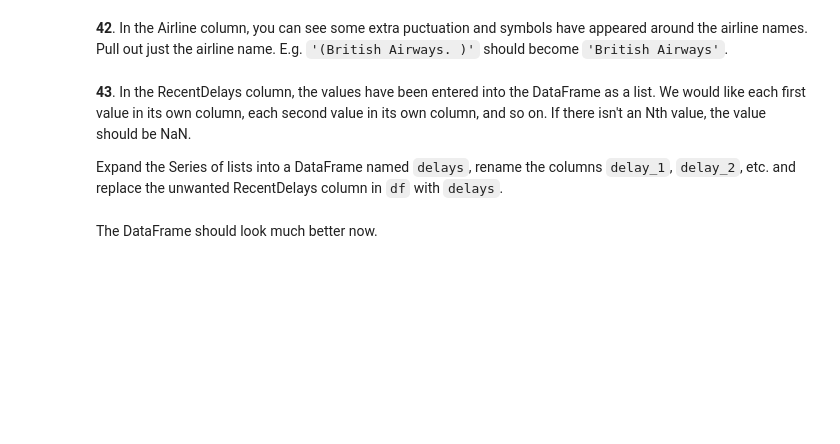
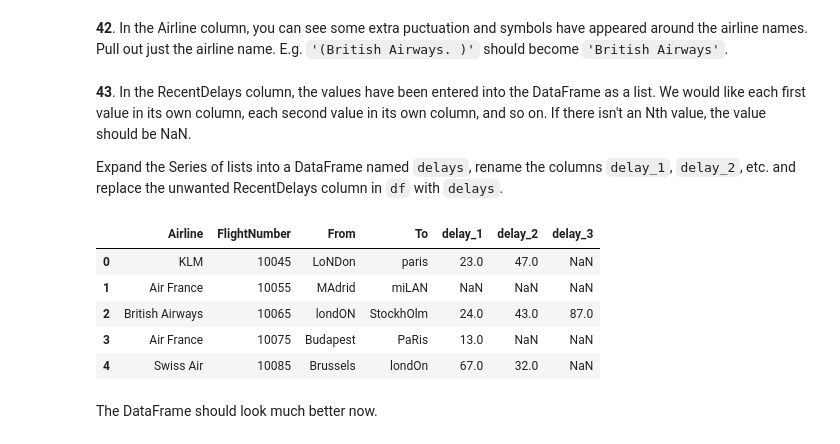
Before and after one commit to rachelpoole/100-pandas-puzzles, a Jupyter notebook: 100-pandas-puzzles.ipynb, the cells around one changed output. Drawn from its saved outputs; the diff is of its cells as text; code cells hidden in the pictures; blank space fills up the shorter version.

```diff
--- a/100-pandas-puzzles.ipynb
+++ b/100-pandas-puzzles.ipynb
@@ -920,3 +920,23 @@ df['Airline'] = df['Airline'].str.extract('([a-zA-Z\s]+)', expand=False).str.str
 **43**. In the RecentDelays column, the values have been entered into the DataFrame as a list. We would like each first value in its own column, each second value in its own column, and so on. If there isn't an Nth value, the value should be NaN.
 
 Expand the Series of lists into a DataFrame named `delays`, rename the columns `delay_1`, `delay_2`, etc. and replace the unwanted RecentDelays column in `df` with `delays`.
+# %%
+# My solution
+recent_delays_list = df['RecentDelays'].tolist()
+number_of_recent_delays = [len(i) for i in recent_delays_list]
+max(number_of_recent_delays)
+
+columns = [('delay_' + str(i)) for i in range(1, max(number_of_recent_delays) + 1)]
+
+delays = pd.DataFrame(data = recent_delays_list,
+             columns = columns)
+
+df = df.join(delays).drop('RecentDelays', axis=1)
+df
+# %% [output]
+|  | Airline | FlightNumber | From | To | delay_1 | delay_2 | delay_3 |
+| 0 | KLM | 10045 | LoNDon | paris | 23.0 | 47.0 | NaN |
+| 1 | Air France | 10055 | MAdrid | miLAN | NaN | NaN | NaN |
+| 2 | British Airways | 10065 | londON | StockhOlm | 24.0 | 43.0 | 87.0 |
+| 3 | Air France | 10075 | Budapest | PaRis | 13.0 | NaN | NaN |
+| 4 | Swiss Air | 10085 | Brussels | londOn | 67.0 | 32.0 | NaN |
```
Also changed, not shown: parts of 2 cells of this notebook.
